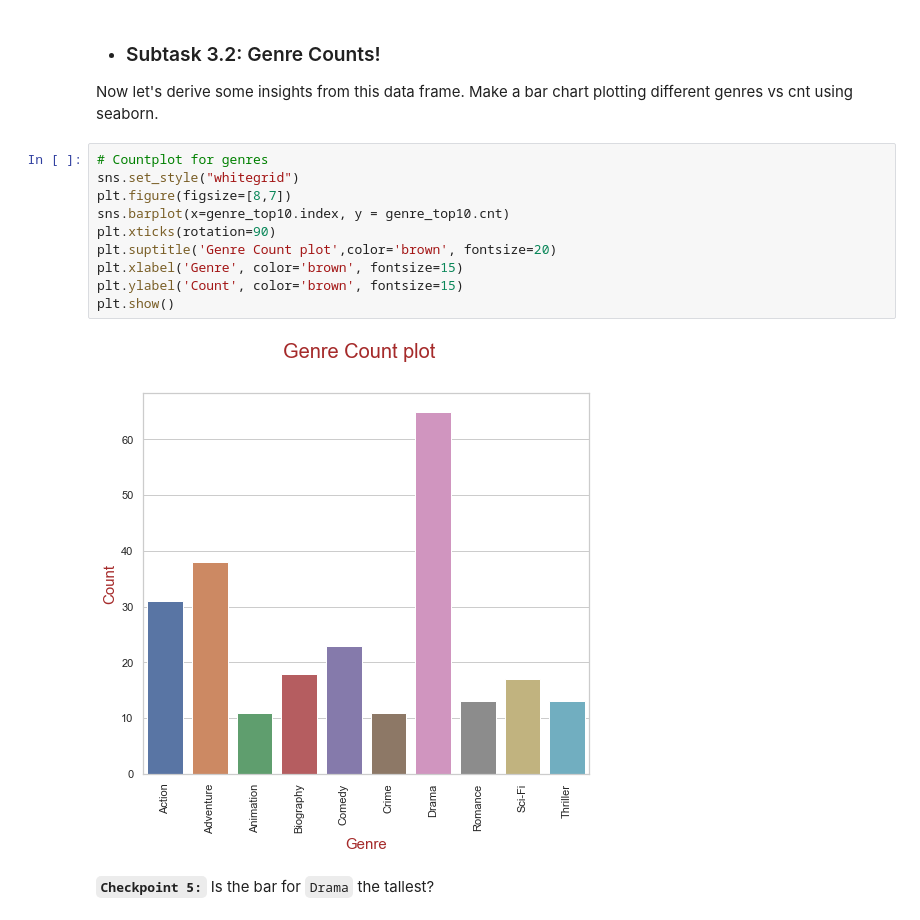
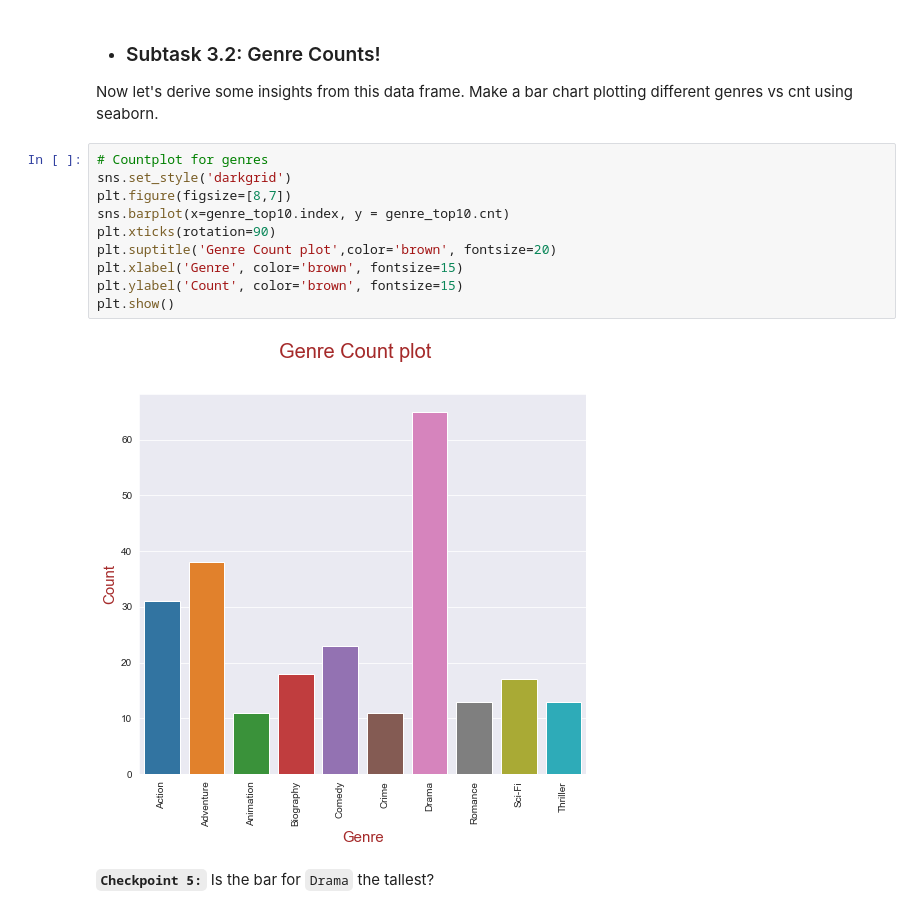
Before and after one commit to sushma3690/UP_1, a Jupyter notebook: IMDb+Movie+Assignment_stub_2.ipynb, the cells around one changed output. Saved outputs shown, nothing was run; the diff lists cells and outputs as text.

```diff
--- a/IMDb+Movie+Assignment_stub_2.ipynb
+++ b/IMDb+Movie+Assignment_stub_2.ipynb
@@ -459,16 +458,16 @@ If you take a look at the final dataframe that you have gotten, you will see tha
 Now let's derive some insights from this data frame. Make a bar chart plotting different genres vs cnt using seaborn.
 # %%
 # Countplot for genres
-sns.set_style("whitegrid")
+sns.set_style('darkgrid')
 plt.figure(figsize=[8,7])
 sns.barplot(x=genre_top10.index, y = genre_top10.cnt)
 plt.xticks(rotation=90)
 plt.suptitle('Genre Count plot',color='brown', fontsize=20)
 plt.xlabel('Genre', color='brown', fontsize=15)
 plt.ylabel('Count', color='brown', fontsize=15)
 plt.show()
 # %% [output]
-[figure, old version]
+[figure, new version]
 # %% [markdown]
 **`Checkpoint 5:`** Is the bar for `Drama` the tallest?
 # %% [markdown]
```
Also changed, not shown: parts of 14 cells of this notebook.
